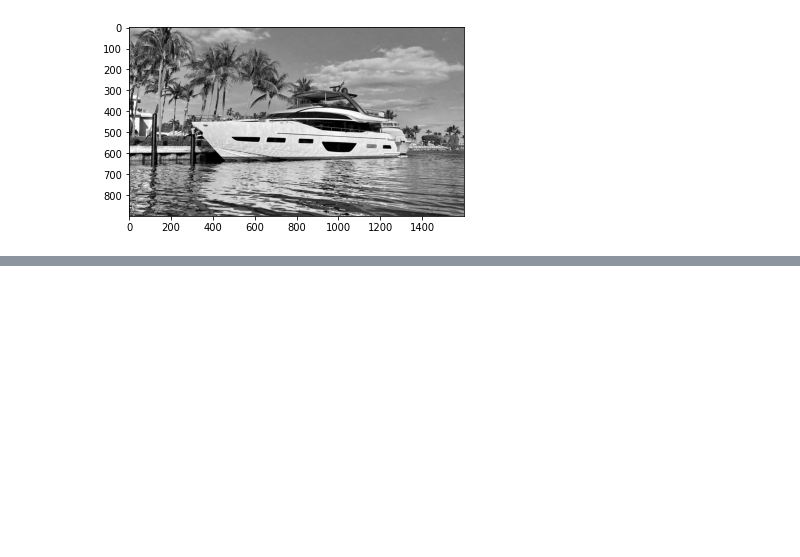
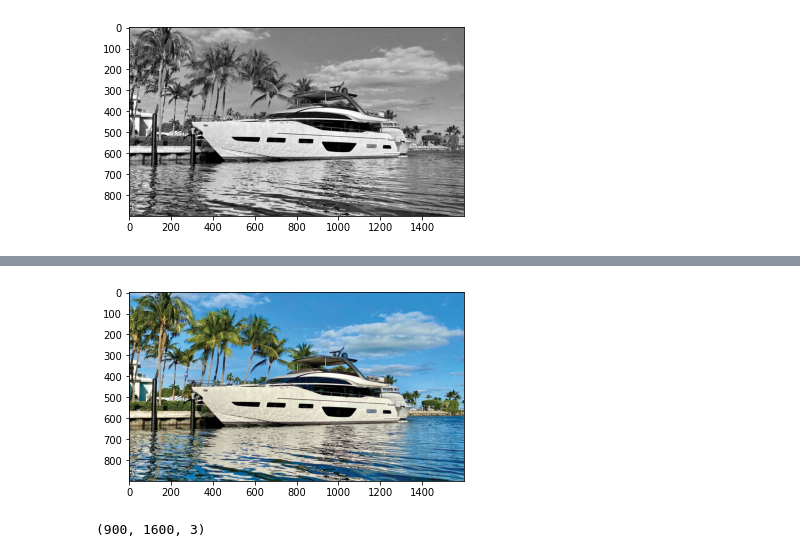
Before and after one commit to nonficti0n/learn_computer_vision, a Jupyter notebook: exercises/00_hello_world/load_images.ipynb, the cells around one changed output, grey strips where cells are left out. Cells and saved outputs as stored; diff of their text form; code cells hidden in the pictures; blank space fills up the shorter version.

Commit message:
Add color + average

```diff
--- a/exercises/00_hello_world/load_images.ipynb
+++ b/exercises/00_hello_world/load_images.ipynb
@@ -18,0 +42,10 @@ plt.show()
+# %%
+# Load color image
+imgc = cv2.imread('boat.jpg',1)[:,:,::-1]
+plt.imshow(imgc)
+plt.show()
+
+imgc.shape
+# %% [output]
+[figure, added]
+(900, 1600, 3)
```
Also changed, not shown: parts of 6 cells of this notebook, 1 other file.
